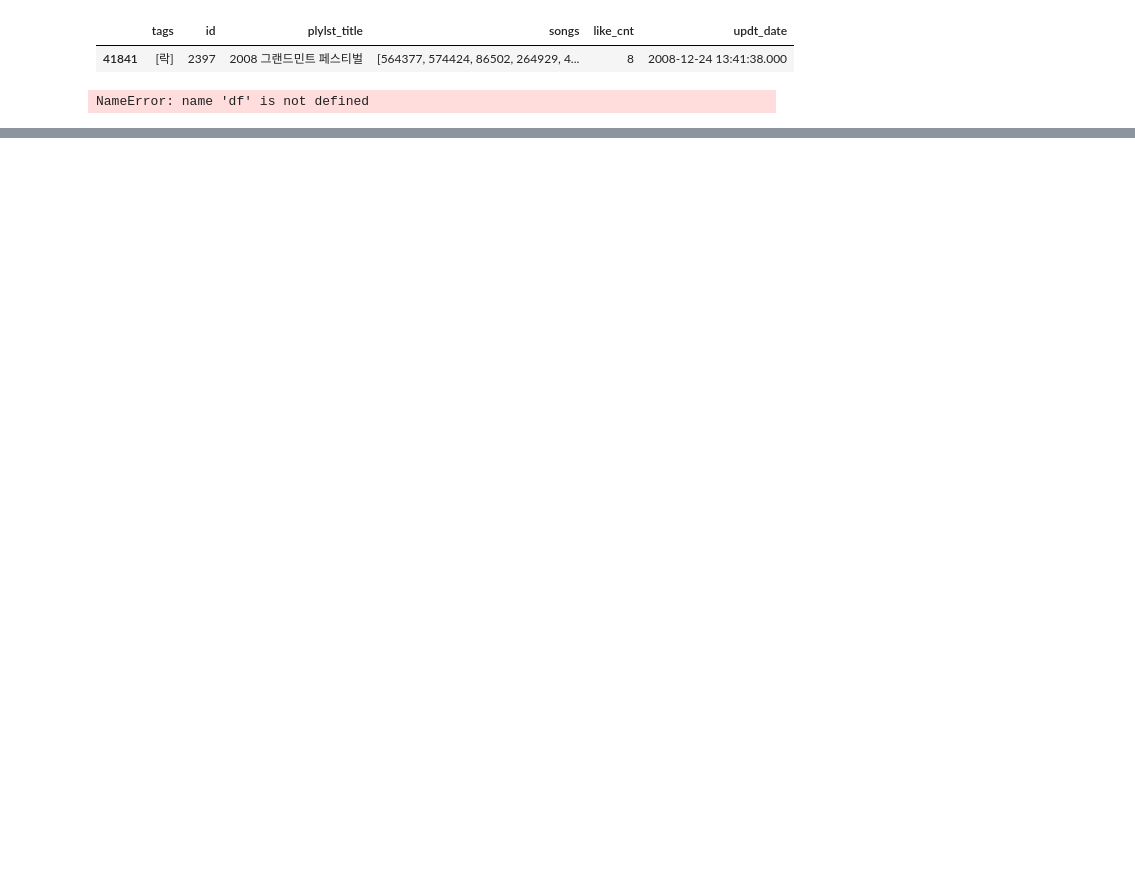
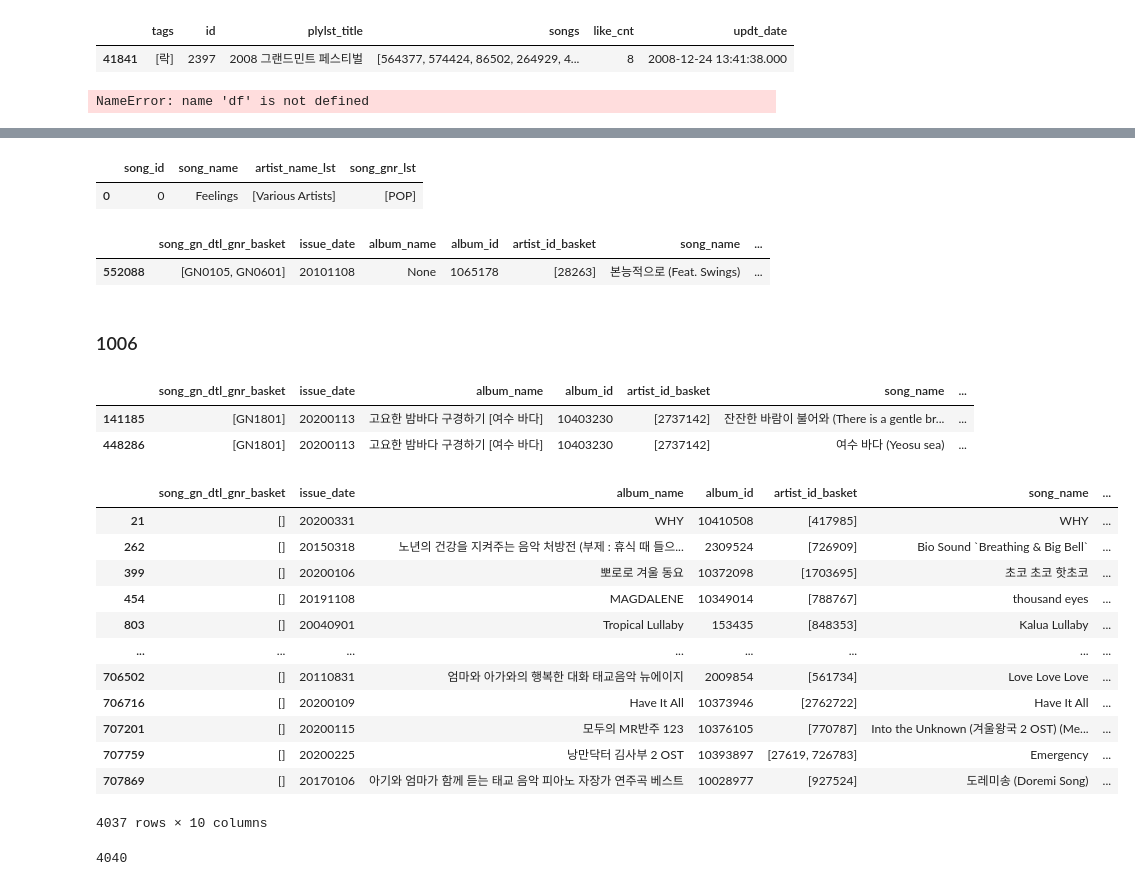
Before and after one commit to pulpo125/AIPlayer_Pling, a Jupyter notebook: 전처리코드확인.ipynb, the cells around one changed output, grey strips where cells are left out. Cells and saved outputs as stored; diff of their text form; code cells hidden in the pictures; blank space fills up the shorter version.

```diff
--- a/전처리코드확인.ipynb
+++ b/전처리코드확인.ipynb
@@ -114,0 +149,12 @@ NameError: name 'df' is not defined
+# %%
+db_song_meta[db_song_meta['song_id'] == 0]
+# %% [output]
+|  | song_id | song_name | artist_name_lst | song_gnr_lst |
+| 0 | 0 | Feelings | [Various Artists] | [POP] |
+# %%
+song_meta[song_meta['id'] == 552088]
+# %% [output]
+|  | song_gn_dtl_gnr_basket | issue_date | album_name | album_id | artist_id_basket | song_name | ... |
+| 552088 | [GN0105, GN0601] | 20101108 | None | 1065178 | [28263] | 본능적으로 (Feat. Swings) | ... |
+# %% [markdown]
+### 1006
@@ -114,0 +164,46 @@ NameError: name 'df' is not defined
+# %%
+song_meta = pd.read_json('./0_data/song_meta.json', typ = 'frame', encoding='utf-8')
+# %%
+# 날짜 오류있는 행 확인
+song_meta[song_meta['issue_date'] > 20220000] # index : 141185, 448286
+
+indices_to_update = [141185, 448286]
+new_value = 20200113 # 알맞는 발매날짜
+# 특정 행의 'issue_date' 값을 변경
+for idx in indices_to_update:
+    song_meta.at[idx, 'issue_date'] = new_value
+# %%
+# 알맞게 변경되었는지 확인
+song_meta.iloc[[141185, 448286], :]
+# %% [output]
+|  | song_gn_dtl_gnr_basket | issue_date | album_name | album_id | artist_id_basket | song_name | ... |
+| 141185 | [GN1801] | 20200113 | 고요한 밤바다 구경하기 [여수 바다] | 10403230 | [2737142] | 잔잔한 바람이 불어와 (There is a gentle br... | ... |
+| 448286 | [GN1801] | 20200113 | 고요한 밤바다 구경하기 [여수 바다] | 10403230 | [2737142] | 여수 바다 (Yeosu sea) | ... |
+# %%
+song_meta['song_gn_dtl_gnr_basket_cnt'] = song_meta['song_gn_dtl_gnr_basket'].apply(len)
+song_meta[song_meta['song_gn_dtl_gnr_basket_cnt']==0]
+# %% [output]
+|  | song_gn_dtl_gnr_basket | issue_date | album_name | album_id | artist_id_basket | song_name | ... |
+| 21 | [] | 20200331 | WHY | 10410508 | [417985] | WHY | ... |
+| 262 | [] | 20150318 | 노년의 건강을 지켜주는 음악 처방전 (부제 : 휴식 때 들으... | 2309524 | [726909] | Bio Sound `Breathing & Big Bell` | ... |
+| 399 | [] | 20200106 | 뽀로로 겨울 동요 | 10372098 | [1703695] | 초코 초코 핫초코 | ... |
+| 454 | [] | 20191108 | MAGDALENE | 10349014 | [788767] | thousand eyes | ... |
+| 803 | [] | 20040901 | Tropical Lullaby | 153435 | [848353] | Kalua Lullaby | ... |
+| ... | ... | ... | ... | ... | ... | ... | ... |
+| 706502 | [] | 20110831 | 엄마와 아가와의 행복한 대화 태교음악 뉴에이지 | 2009854 | [561734] | Love Love Love | ... |
+| 706716 | [] | 20200109 | Have It All | 10373946 | [2762722] | Have It All | ... |
+| 707201 | [] | 20200115 | 모두의 MR반주 123 | 10376105 | [770787] | Into the Unknown (겨울왕국 2 OST) (Me... | ... |
+| 707759 | [] | 20200225 | 낭만닥터 김사부 2 OST | 10393897 | [27619, 726783] | Emergency | ... |
+| 707869 | [] | 20170106 | 아기와 엄마가 함께 듣는 태교 음악 피아노 자장가 연주곡 베스트 | 10028977 | [927524] | 도레미송 (Doremi Song) | ... |
+4037 rows × 10 columns
+# %%
+# 소분류 장르가 없는 song id 담아두기
+song_gnr_empty = list(song_meta[song_meta['song_gn_dtl_gnr_basket_cnt'] == 0]['id'].values) # 4037개
+# 장르정보가 GN9000인 song id 담아두기
+song_gnr_GN9000 = list(song_meta[song_meta['song_gn_gnr_basket'].apply(lambda x: 'GN9000' in x)]['id'].values) # 1834개
+
+# 삭제될 song id list
+to_del_song_id = set(song_gnr_empty + song_gnr_GN9000)
+len(to_del_song_id) # 4040개
+# %% [output]
+4040
```
Also changed, not shown: parts of 15 cells of this notebook, 13 other files.
